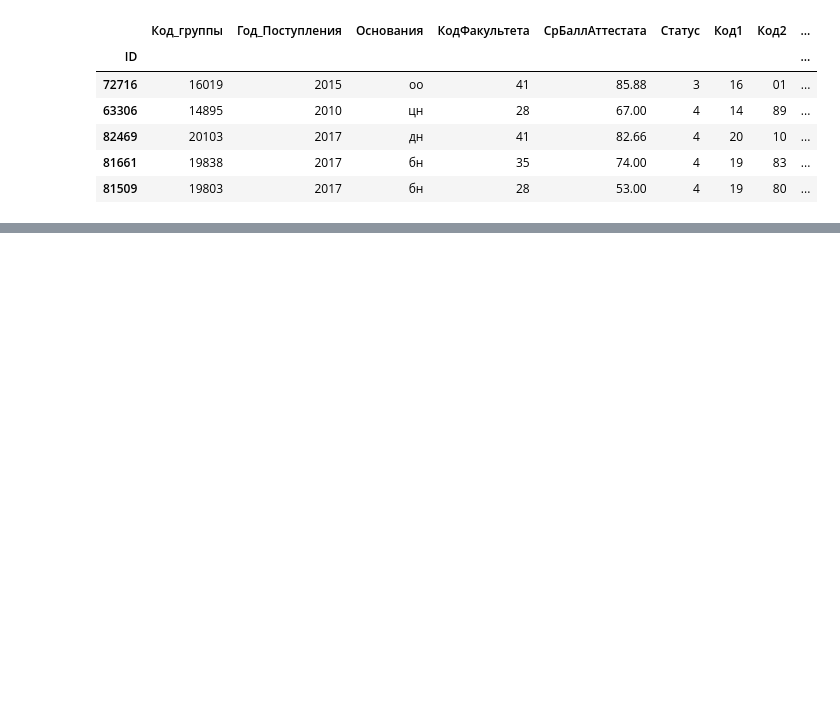
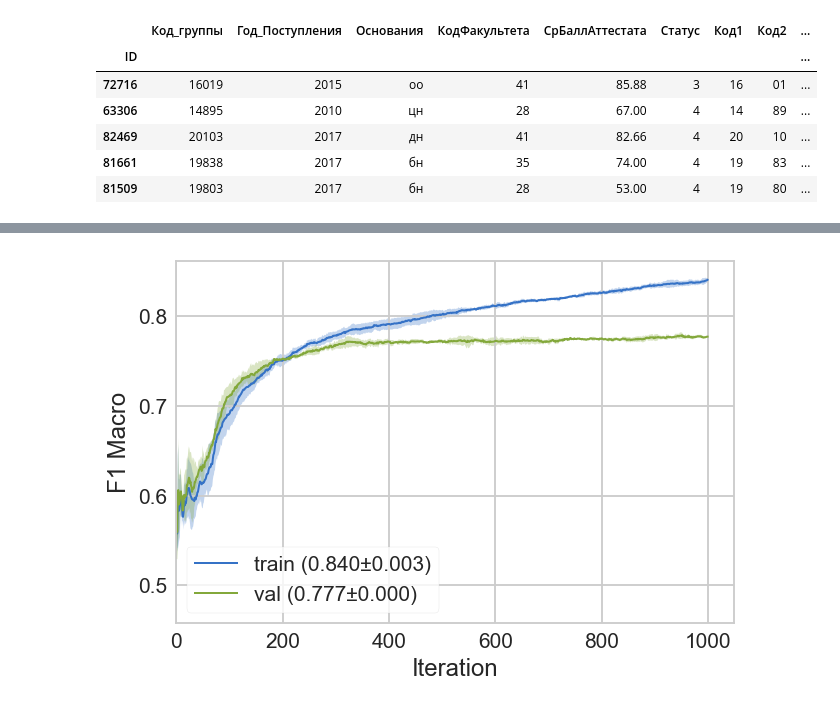
Before and after one commit to nikita-p/hacksai, a Jupyter notebook: notebook.ipynb, the cells around one changed output, grey strips where cells are left out. Cells and saved outputs as stored; diff of their text form; code cells hidden in the pictures; blank space fills up the shorter version.

```diff
--- a/notebook.ipynb
+++ b/notebook.ipynb
@@ -41,3 +60,6 @@ dtype: object
 # %%
 X, y = df_train.drop(['Статус'], axis=1, errors='ignore'), df_train['Статус'].replace({-1: 0, 3: 1, 4: 2})
 X_test = df_test.drop(['Статус'], axis=1, errors='ignore')
+# %%
+from sklearn.model_selection import train_test_split
+X_train, X_val, y_train, y_val = train_test_split(X, y, test_size=0.2)
@@ -44,3 +131,31 @@ X_test = df_test.drop(['Статус'], axis=1, errors='ignore')
+# %%
+def plot_learning_curve(cv_data):
+    import matplotlib.pyplot as plt
+    def plot_line(x, y, yerr, ax, label):
+        label = f'{label} ({y.iloc[-1]:.3f}±{yerr.iloc[-1]:.3f})'
+        ax.errorbar(x, y, label=label)
+        ax.fill_between(x, y-yerr, y+yerr, alpha=0.3)
+
+    fig, ax = plt.subplots(1, 1, dpi=120)
+    plot_line(
+        cv_data.iterations,
+        cv_data['train-TotalF1:average=Macro-mean'],
+        cv_data['train-TotalF1:average=Macro-std'],
+        ax, 'train')
+
+    plot_line(
+        cv_data.iterations,
+        cv_data['test-TotalF1:average=Macro-mean'],
+        cv_data['test-TotalF1:average=Macro-std'],
+        ax, 'val')
+
+    ax.set(xlabel='Iteration', ylabel='F1 Macro', xlim=(0, None))
+    ax.legend();
+    return
+# %%
+plot_learning_curve(cv_data)
+# %% [output]
+[figure, added]
 # %%
 clf = train_default_catboost(X, y, X_test, 'results/catboost_default.csv')
 # %% [output]
```
Also changed, not shown: parts of 11 cells of this notebook, 4 other files.
